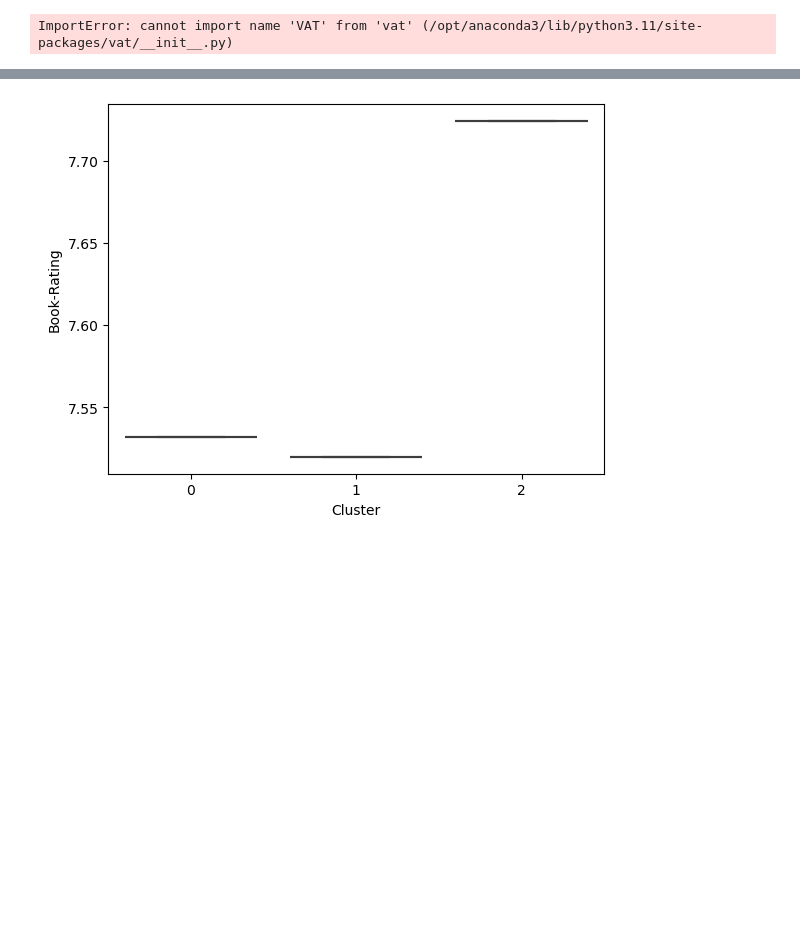
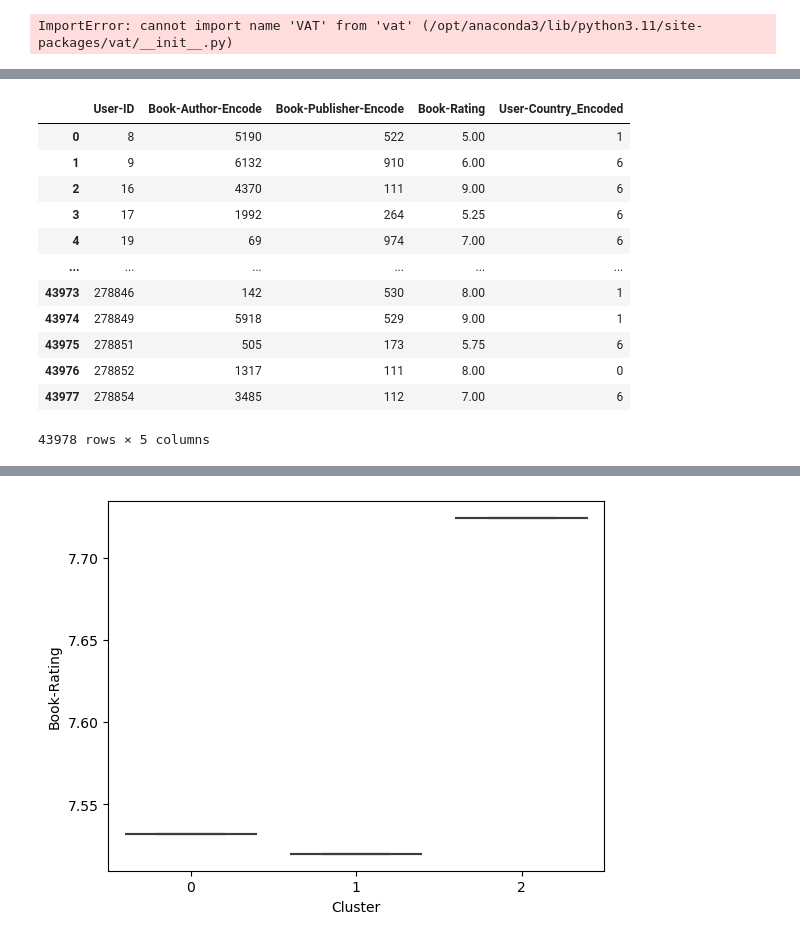
Before and after one commit to YubotKwng/Bookstore-management-Data-Processing, a Jupyter notebook: lowquality_users.ipynb, the cells around one changed output, grey strips where cells are left out. Saved outputs shown, nothing was run; the diff lists cells and outputs as text; code cells hidden in the pictures; blank space fills up the shorter version.

```diff
--- a/lowquality_users.ipynb
+++ b/lowquality_users.ipynb
@@ -46,3 +31,19 @@ data
+# %%
+user_profiles
+# %% [output]
+|  | User-ID | Book-Author-Encode | Book-Publisher-Encode | Book-Rating | User-Country_Encoded |
+| 0 | 8 | 5190 | 522 | 5.00 | 1 |
+| 1 | 9 | 6132 | 910 | 6.00 | 6 |
+| 2 | 16 | 4370 | 111 | 9.00 | 6 |
+| 3 | 17 | 1992 | 264 | 5.25 | 6 |
+| 4 | 19 | 69 | 974 | 7.00 | 6 |
+| ... | ... | ... | ... | ... | ... |
+| 43973 | 278846 | 142 | 530 | 8.00 | 1 |
+| 43974 | 278849 | 5918 | 529 | 9.00 | 1 |
+| 43975 | 278851 | 505 | 173 | 5.75 | 6 |
+| 43976 | 278852 | 1317 | 111 | 8.00 | 0 |
+| 43977 | 278854 | 3485 | 112 | 7.00 | 6 |
+43978 rows × 5 columns
 # %%
 # Initialize a scaler
 scaler = StandardScaler()
```
Also changed, not shown: parts of 5 cells of this notebook, 3 other files.
